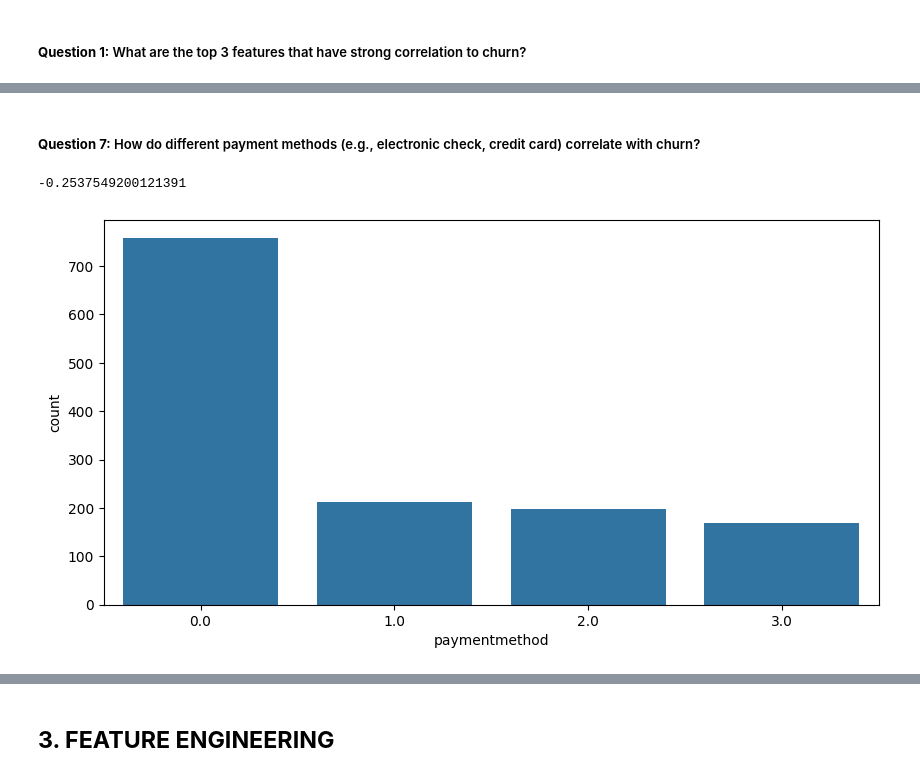
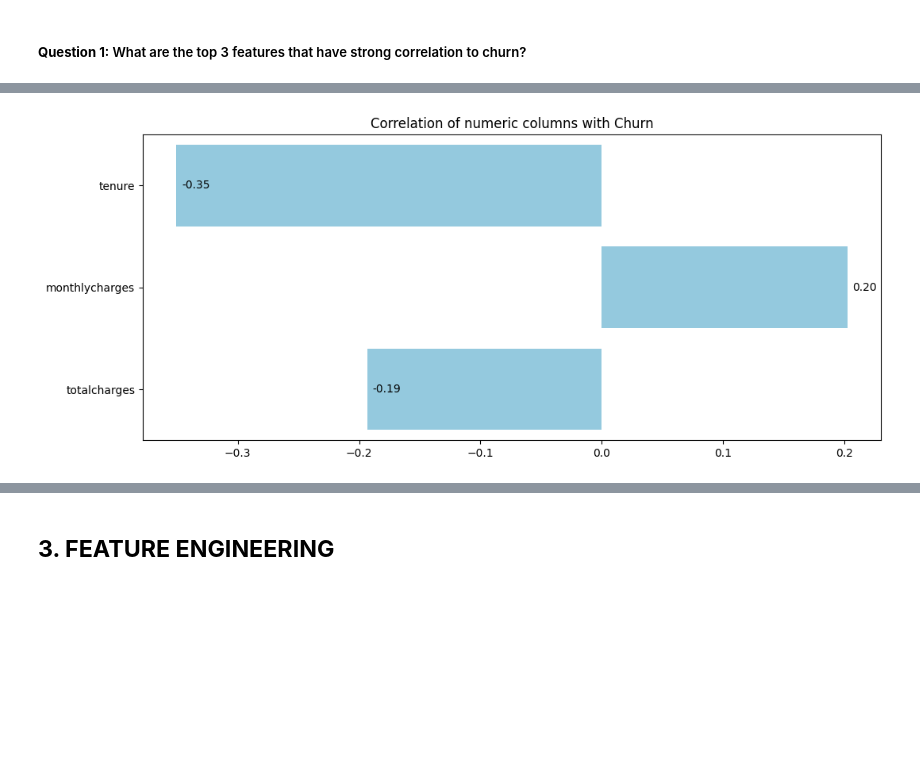
Before and after one commit to Rama-Mwenda/Customer_Churn, a Jupyter notebook: Notebooks/Customer_Churn.ipynb, the cells around one changed output, grey strips where cells are left out. Cells and saved outputs as stored; diff of their text form; code cells hidden in the pictures; blank space fills up the shorter version.

```diff
--- a/Notebooks/Customer_Churn.ipynb
+++ b/Notebooks/Customer_Churn.ipynb
@@ -858,15 +748,16 @@ plt.show()
-# %% [markdown]
-##### **Question 7:** How do different payment methods (e.g., electronic check, credit card) correlate with churn?
-# %%
-train['paymentmethod'].corr(train['churn'])
-# %% [output]
--0.2537549200121391
-# %%
-#Checking relationship between churned customers, contract types and payment methods.
-plt.figure(figsize=(10,5))
-labels={0:'Electronic Check', 1:'Mailed Check', 2:'Bank(auto)', 3:'Credit Card'}
-sns.barplot(data=(train['paymentmethod'].where(train['churn']==1).value_counts()), orient='v')
-#plt.xlabel(labels)
-plt.show()
-# %% [output]
-[figure, removed]
+# %%
+df = {}
+for col in numeric:
+    corr, ind = stats.pointbiserialr(train['churn'].factorize()[0],train[col])
+    df.setdefault(col, corr)
+# %%
+plt.figure(figsize=(12,5))
+#colormap = sns.color_palette('crest')
+ax = sns.barplot(data=df, orient='h', color='skyblue')
+for p in ax.patches:
+    ax.annotate("%.2f" % p.get_width(), xy=(p.get_width(), p.get_y()+p.get_height()/2),
+            xytext=(5, 0), textcoords='offset points', ha="left", va="center")
+plt.title('Correlation of numeric columns with Churn')
+plt.show()
+# %% [output]
+[figure, added]
```
Also changed, not shown: parts of 37 cells of this notebook.
